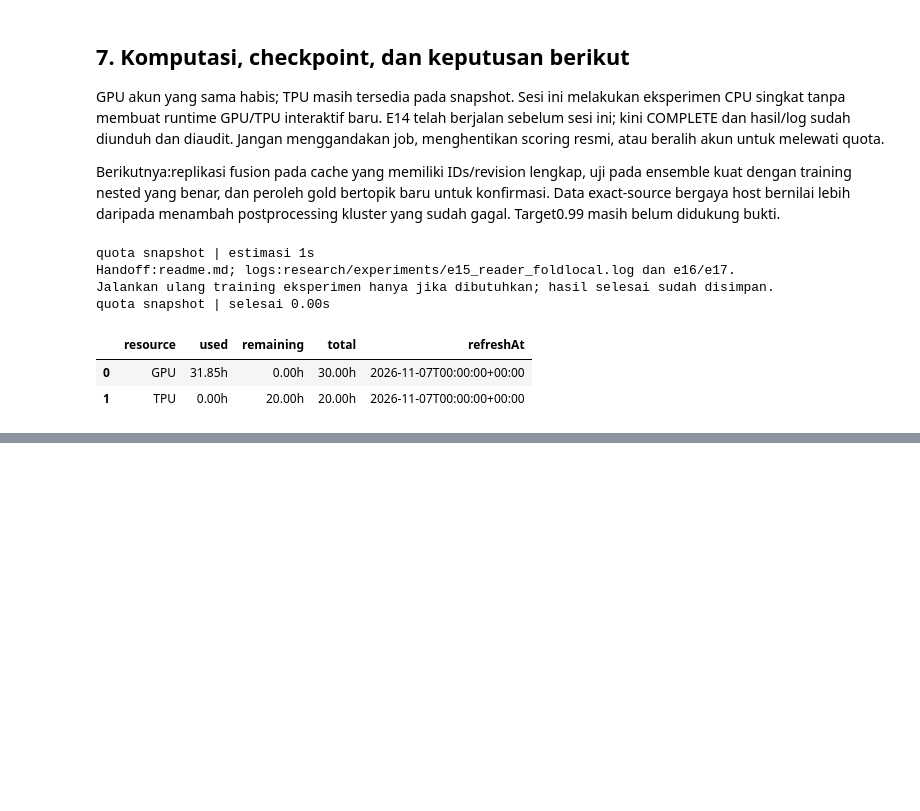
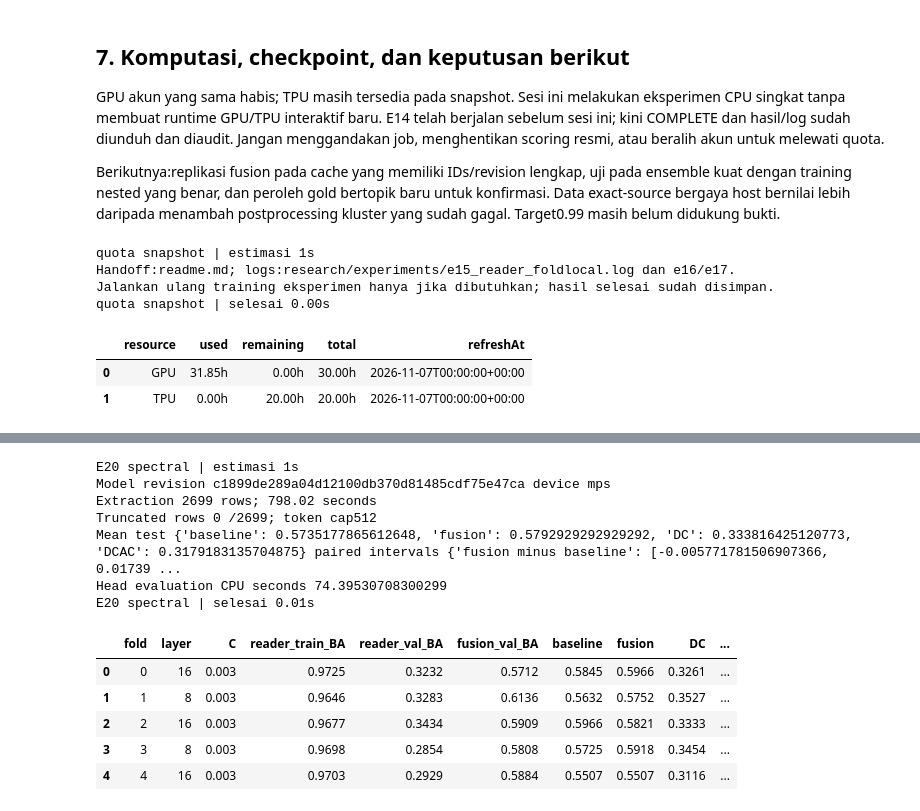
Before and after one commit to yauwes/name-that-llm-sota-pipeline, a Jupyter notebook: ntl_session_20261103.ipynb, the cells around one changed output, grey strips where cells are left out. Drawn from its saved outputs; the diff is of its cells as text; code cells hidden in the pictures; blank space fills up the shorter version.

```diff
--- a/ntl_session_20261103.ipynb
+++ b/ntl_session_20261103.ipynb
@@ -298,0 +306,12 @@ quota snapshot | selesai 0.00s
+# %%
+with step('E19', 1):
+    directory=ROOT/'research/experiments/e19_reader_strong_fusion'
+    e19=json.loads((directory/'results.json').read_text())
+    records=[json.loads((directory/f'fold{f}.json').read_text()) for f in range(5)]
+    display(pd.DataFrame([dict(fold=r['fold'],reader=r['chosen']['name'],C=r['chosen']['C'],
+        reader_train_BA=r['chosen']['train_ba'],reader_val_BA=r['chosen']['val_ba'],
+        ensemble_val_BA=r['selected_val_ba'],baseline_test_BA=r['baseline_test_ba'],
+        fusion_test_BA=r['selected_test_ba'],alpha=r['alpha']) for r in records]).round(4))
+    print('Mean test',e19['mean_test'],'paired CI95',e19['paired_prompt_ci95'])
+    print('Maximum optimization iterations',max(c['iterations'] for r in records for c in r['candidates']))
+    print('Elapsed CPU',e19['elapsed_s'],'seconds; no submission.')
@@ -298,0 +336,31 @@ quota snapshot | selesai 0.00s
+# %%
+with step('E20 spectral', 1):
+    directory=ROOT/'research/experiments/e20_spectral_reader'
+    e20=json.loads((directory/'results.json').read_text())
+    extraction=json.loads((directory/'extraction_status.json').read_text())
+    assert extraction['complete']
+    feature_manifest=json.loads((directory/'feature_manifest.json').read_text())
+    print('Model revision',feature_manifest['model_revision'],'device',feature_manifest['device'])
+    print('Extraction',extraction['rows_done'],'rows;',round(extraction['elapsed_s'],2),'seconds')
+    print('Truncated rows',feature_manifest['truncated_rows'],'/2699; token cap512')
+    records=[json.loads((directory/f'fold{f}.json').read_text()) for f in range(5)]
+    display(pd.DataFrame([dict(fold=r['fold'],layer=r['chosen']['DCAC']['layer'],
+        C=r['chosen']['DCAC']['C'],reader_train_BA=r['chosen']['DCAC']['train_ba'],
+        reader_val_BA=r['chosen']['DCAC']['val_ba'],fusion_val_BA=r['selected_val_ba'],
+        **r['test']) for r in records]).round(4))
+    print('Mean test',e20['mean_test'],'paired intervals',e20['paired_ci95'])
+    print('Head evaluation CPU seconds',e20['elapsed_s'])
+# %% [output]
+E20 spectral | estimasi 1s
+Model revision c1899de289a04d12100db370d81485cdf75e47ca device mps
+Extraction 2699 rows; 798.02 seconds
+Truncated rows 0 /2699; token cap512
+Mean test {'baseline': 0.5735177865612648, 'fusion': 0.5792929292929292, 'DC': 0.333816425120773, 'DCAC': 0.3179183135704875} paired intervals {'fusion minus baseline': [-0.005771781506907366, 0.01739 ...
+Head evaluation CPU seconds 74.39530708300299
+E20 spectral | selesai 0.01s
+|  | fold | layer | C | reader_train_BA | reader_val_BA | fusion_val_BA | baseline | fusion | DC | ... |
+| 0 | 0 | 16 | 0.003 | 0.9725 | 0.3232 | 0.5712 | 0.5845 | 0.5966 | 0.3261 | ... |
+| 1 | 1 | 8 | 0.003 | 0.9646 | 0.3283 | 0.6136 | 0.5632 | 0.5752 | 0.3527 | ... |
+| 2 | 2 | 16 | 0.003 | 0.9677 | 0.3434 | 0.5909 | 0.5966 | 0.5821 | 0.3333 | ... |
+| 3 | 3 | 8 | 0.003 | 0.9698 | 0.2854 | 0.5808 | 0.5725 | 0.5918 | 0.3454 | ... |
+| 4 | 4 | 16 | 0.003 | 0.9703 | 0.2929 | 0.5884 | 0.5507 | 0.5507 | 0.3116 | ... |
```
Also changed, not shown: parts of 9 cells of this notebook, 4 other files.
